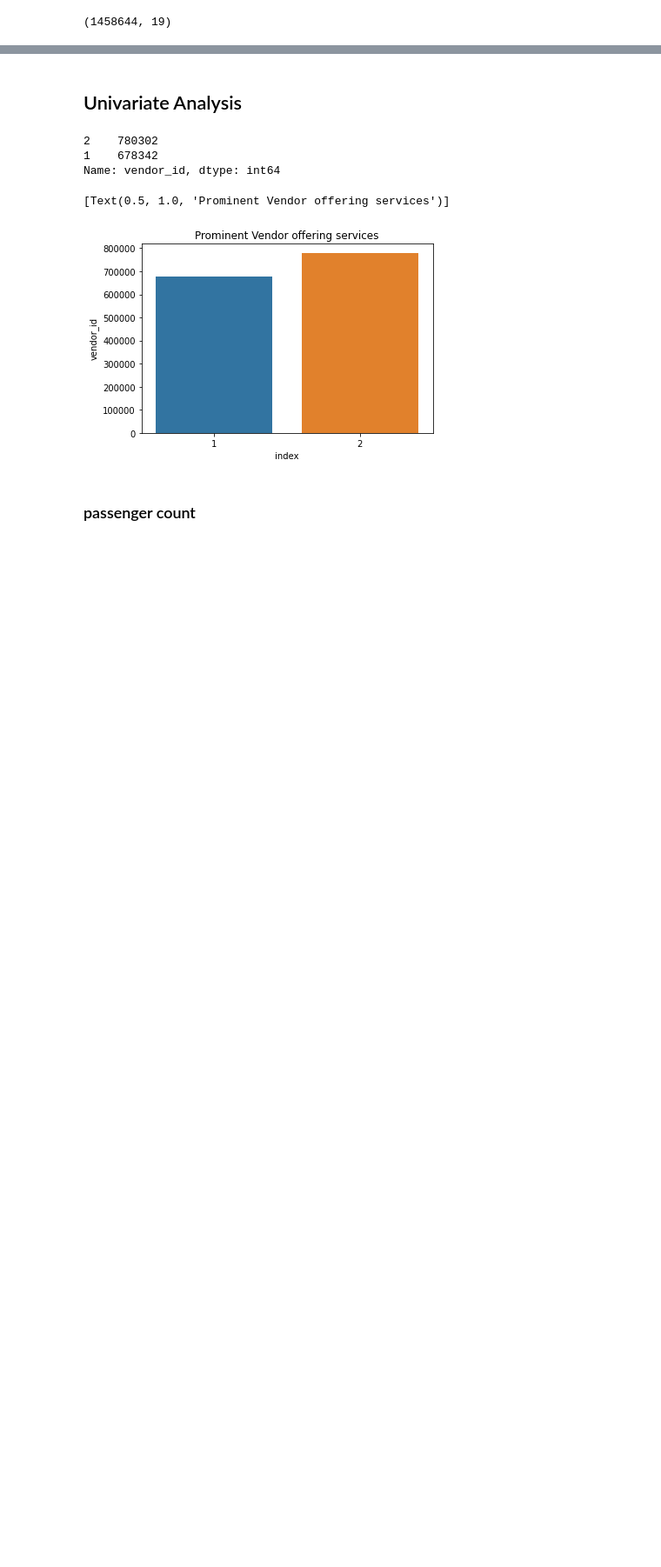
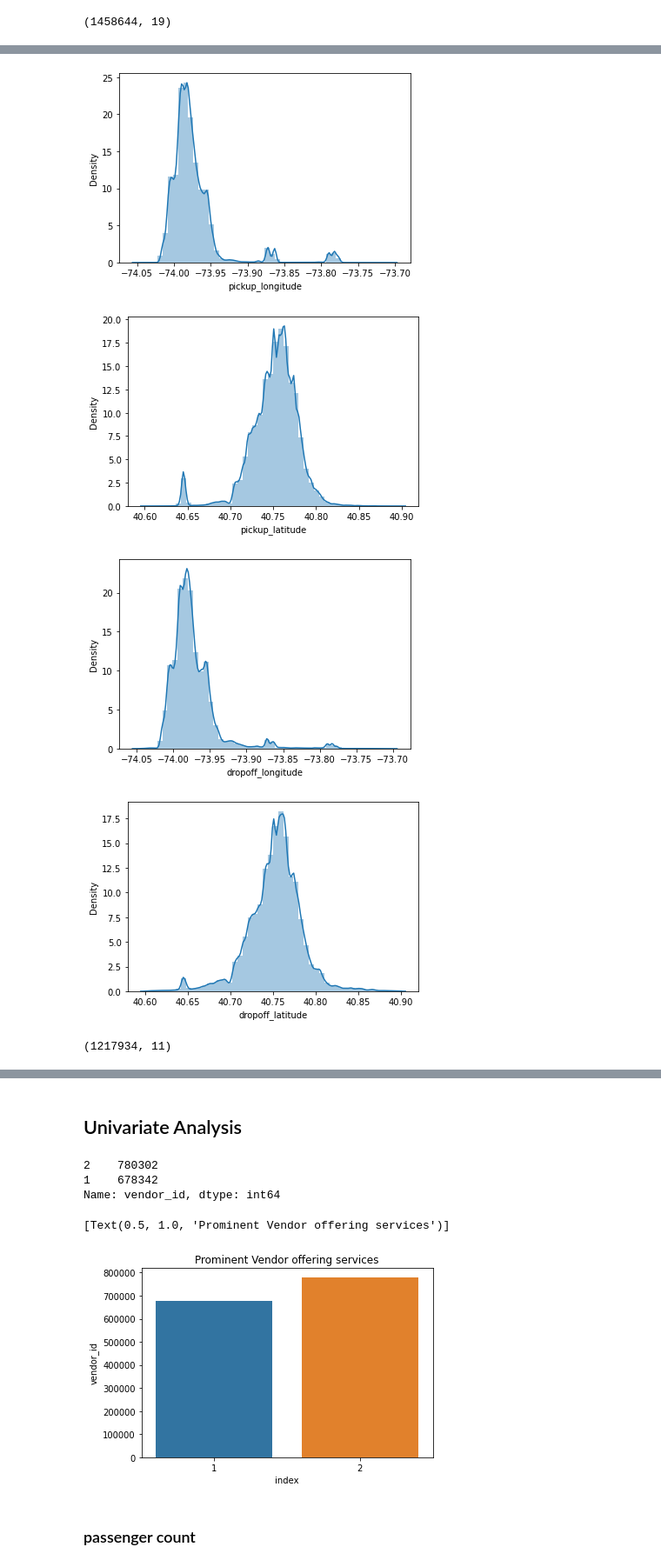
Before and after one commit to Jayjake1/NYC_taxi_trip_predication, a Jupyter notebook: one_Copy_of_NYC_Taxi_Trip_Time_Prediction_Capstone_Project.ipynb, the cells around one changed output, grey strips where cells are left out. Shown at 87% size. Drawn from its saved outputs; the diff is of its cells as text; code cells hidden in the pictures; blank space fills up the shorter version.

```diff
--- a/one_Copy_of_NYC_Taxi_Trip_Time_Prediction_Capstone_Project.ipynb
+++ b/one_Copy_of_NYC_Taxi_Trip_Time_Prediction_Capstone_Project.ipynb
@@ -242,0 +265,9 @@ df.shape
+# %%
+for i in dist_col:
+    ax = sns.distplot(df[i])
+    plt.show()
+# %% [output]
+[figure, added]
+[figure, added]
+[figure, added]
+[figure, added]
@@ -242,0 +280,4 @@ df.shape
+# %%
+df.shape
+# %% [output]
+(1217934, 11)
```
Also changed, not shown: parts of 34 cells of this notebook.
